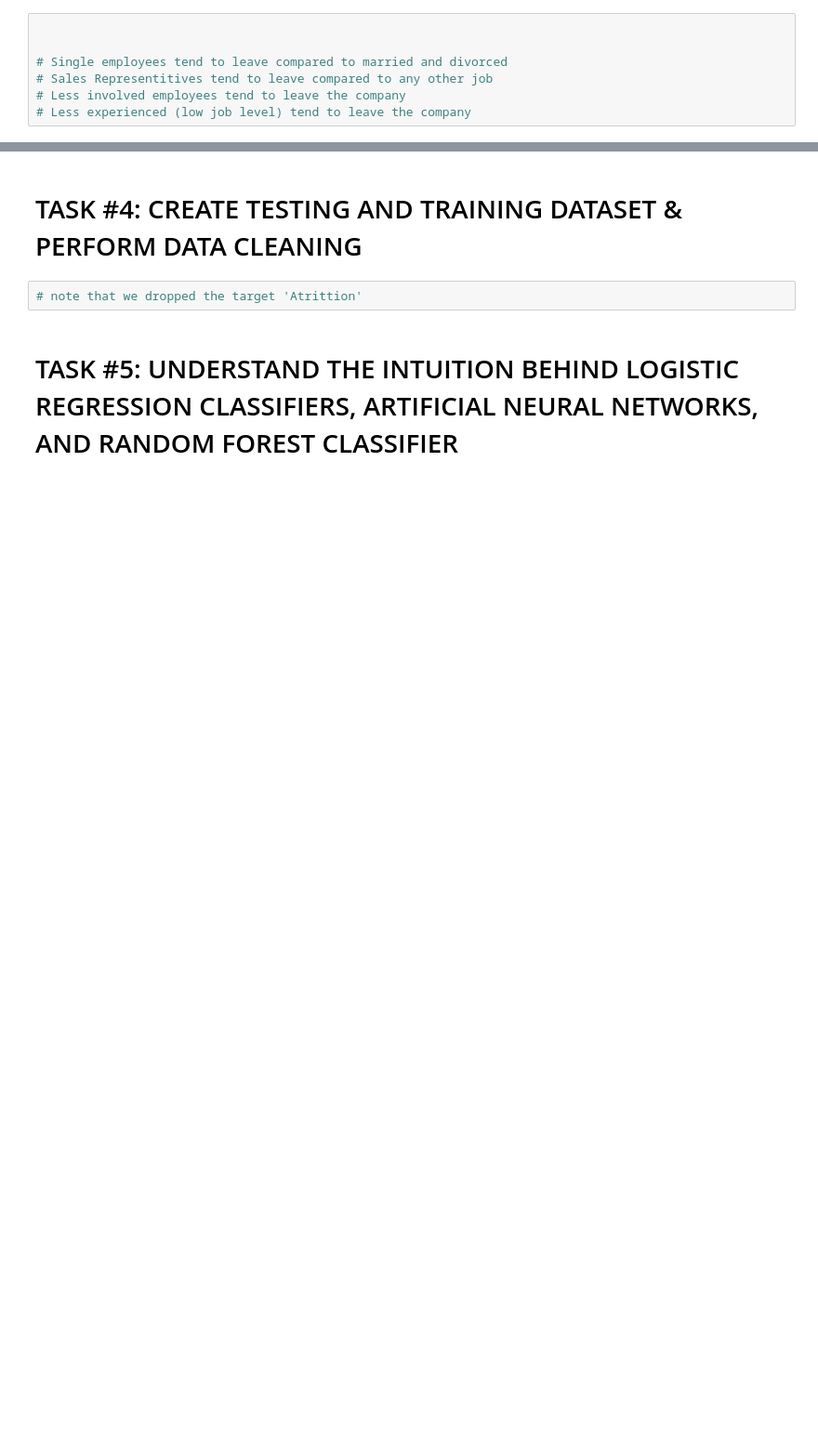
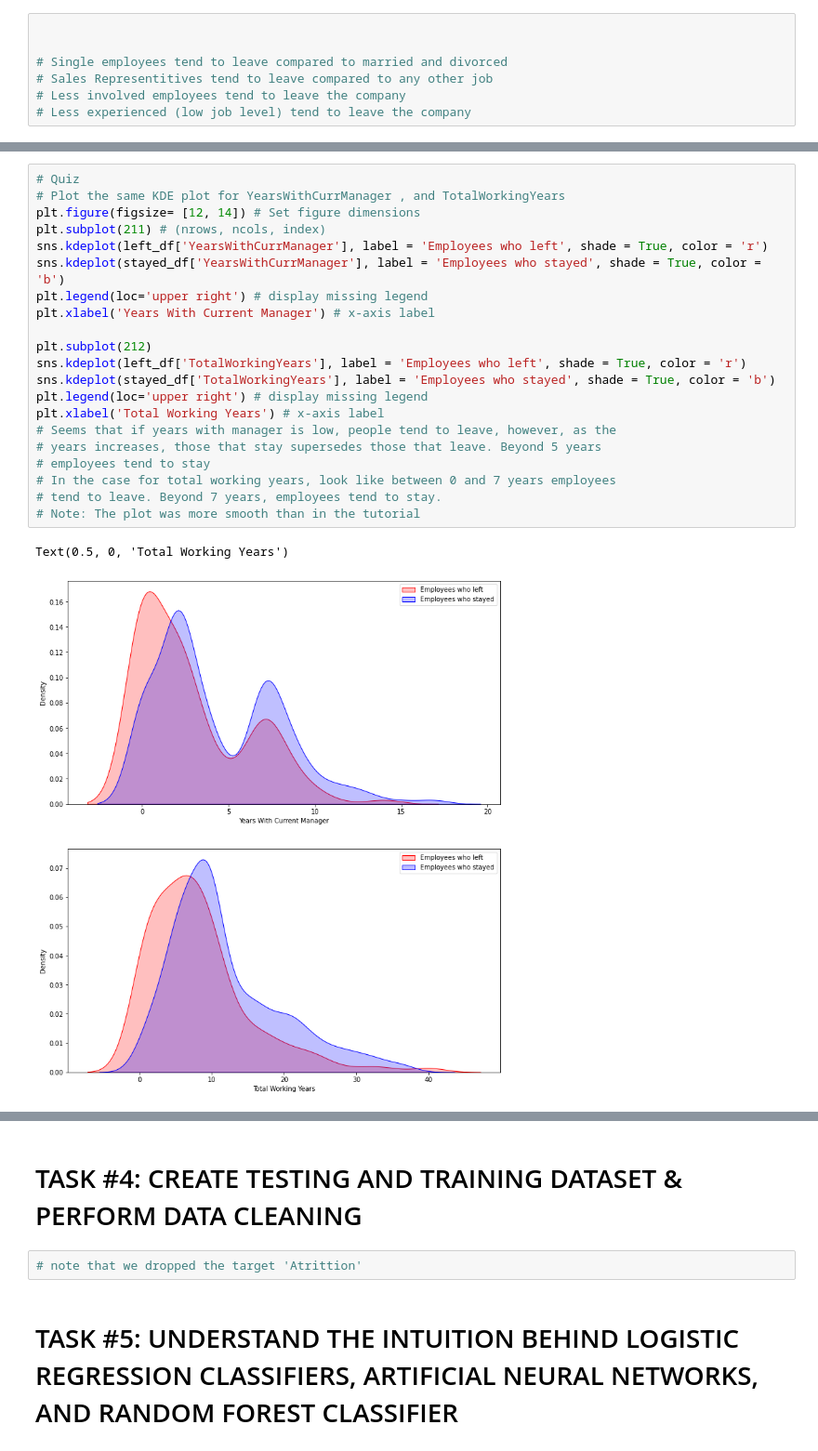
Before and after one commit to lavarius/DSCaseStudies, a Jupyter notebook: CS_Human_Resources_Department_Skeleton.ipynb, the cells around one changed output, grey strips where cells are left out. Shown: that part at 93% size. Saved outputs shown, nothing was run; the diff lists cells and outputs as text; blank space fills up the shorter version.

```diff
--- a/CS_Human_Resources_Department_Skeleton.ipynb
+++ b/CS_Human_Resources_Department_Skeleton.ipynb
@@ -206,0 +234,24 @@ sns.countplot(x = 'JobLevel', hue = 'Attrition', data = employee_df)
+# %%
+# Quiz
+# Plot the same KDE plot for YearsWithCurrManager , and TotalWorkingYears
+plt.figure(figsize= [12, 14]) # Set figure dimensions
+plt.subplot(211) # (nrows, ncols, index)
+sns.kdeplot(left_df['YearsWithCurrManager'], label = 'Employees who left', shade = True, color = 'r')
+sns.kdeplot(stayed_df['YearsWithCurrManager'], label = 'Employees who stayed', shade = True, color = 'b')
+plt.legend(loc='upper right') # display missing legend
+plt.xlabel('Years With Current Manager') # x-axis label
+
+plt.subplot(212)
+sns.kdeplot(left_df['TotalWorkingYears'], label = 'Employees who left', shade = True, color = 'r')
+sns.kdeplot(stayed_df['TotalWorkingYears'], label = 'Employees who stayed', shade = True, color = 'b')
+plt.legend(loc='upper right') # display missing legend
+plt.xlabel('Total Working Years') # x-axis label
+# Seems that if years with manager is low, people tend to leave, however, as the
+# years increases, those that stay supersedes those that leave. Beyond 5 years
+# employees tend to stay
+# In the case for total working years, look like between 0 and 7 years employees
+# tend to leave. Beyond 7 years, employees tend to stay.
+# Note: The plot was more smooth than in the tutorial
+# %% [output]
+Text(0.5, 0, 'Total Working Years')
+[figure, added]
```
Also changed, not shown: parts of 10 cells of this notebook.
